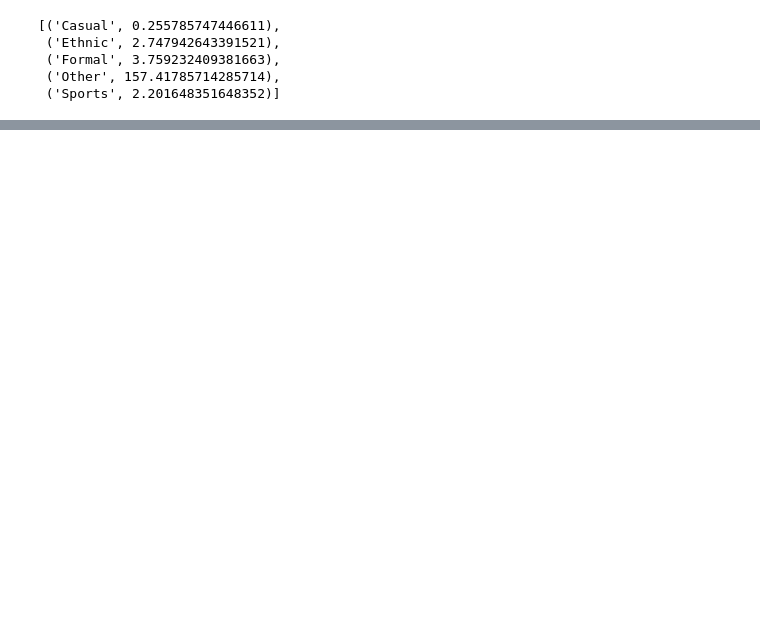
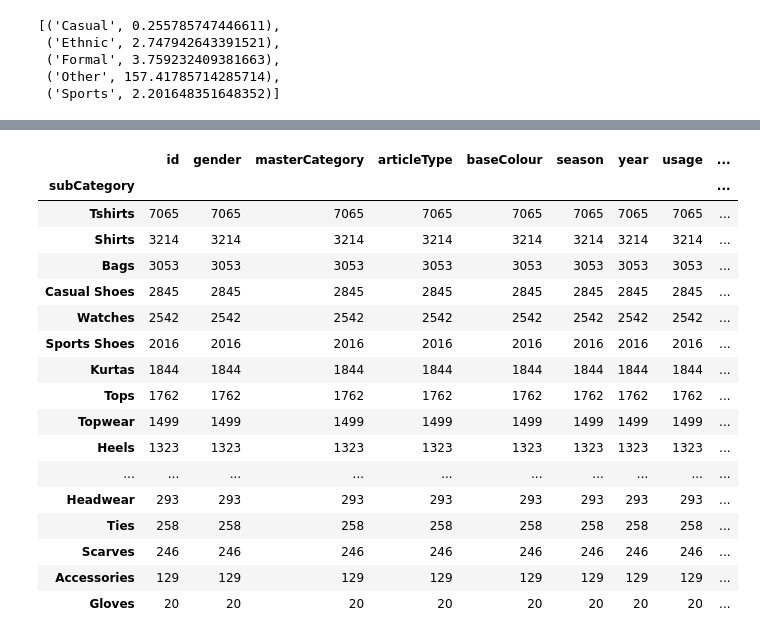
Before and after one commit to cenkcorapci/fashion-tagger, a Jupyter notebook: eda.ipynb, the cells around one changed output, grey strips where cells are left out. Saved outputs shown, nothing was run; the diff lists cells and outputs as text; code cells hidden in the pictures; blank space fills up the shorter version.

```diff
--- a/eda.ipynb
+++ b/eda.ipynb
@@ -105,0 +168,54 @@ img_data.shape
+# %%
+def category_extractor(row):
+    if row['subCategory'] in ['Topwear', 'Dress', 'Headwear', 'Innerwear']:
+        if len(df.loc[df.articleType == str(row['articleType'])]) >= 800:
+            return str(row['articleType'])
+    if row['subCategory'] in ['Bottomwear', 'Shoes'] and len(df.loc[df.articleType == str(row['articleType'])]) >= 300:
+        return str(row['articleType'])
+    return str(row['subCategory'])
+
+
+exclude_list = ['Vouchers', 'Home Furnishing', 'Umbrellas', 'Water Bottle', 'Bath and Body',
+                'Shoe Accessories', 'Sports Accessories', 'Sports Equipment', 'Free Gifts',
+                'Cufflinks', 'Apparel Set', 'Cufflinks', 'Green', 'Wristbands']
+tqdm.pandas()
+
+df['subCategory'] = df.progress_apply(lambda row: category_extractor(row), axis=1)
+
+for exclude in exclude_list:
+    df = df.loc[df.subCategory != exclude]
+
+df.subCategory = df.subCategory.replace({'Perfumes': 'Green',
+                                         'Lips': 'Cosmetic',
+                                         'Eyes': 'Cosmetic',
+                                         'Sandals': 'Sandal',
+                                         'Skin Care': 'Cosmetic',
+                                         'Makeup': 'Cosmetic',
+                                         'Skin': 'Cosmetic',
+                                         'Hair': 'Cosmetic',
+                                         'Nails': 'Cosmetic',
+                                         'Beauty Accessories': 'Cosmetic',
+                                         'Mufflers': 'Scarves',
+                                         'Stoles': 'Scarves'
+                                         })
+
+df.groupby('subCategory').count().sort_values(by='id', ascending=False)
+# %% [output]
+|  | id | gender | masterCategory | articleType | baseColour | season | year | usage | ... |
+| subCategory |  |  |  |  |  |  |  |  | ... |
+| Tshirts | 7065 | 7065 | 7065 | 7065 | 7065 | 7065 | 7065 | 7065 | ... |
+| Shirts | 3214 | 3214 | 3214 | 3214 | 3214 | 3214 | 3214 | 3214 | ... |
+| Bags | 3053 | 3053 | 3053 | 3053 | 3053 | 3053 | 3053 | 3053 | ... |
+| Casual Shoes | 2845 | 2845 | 2845 | 2845 | 2845 | 2845 | 2845 | 2845 | ... |
+| Watches | 2542 | 2542 | 2542 | 2542 | 2542 | 2542 | 2542 | 2542 | ... |
+| Sports Shoes | 2016 | 2016 | 2016 | 2016 | 2016 | 2016 | 2016 | 2016 | ... |
+| Kurtas | 1844 | 1844 | 1844 | 1844 | 1844 | 1844 | 1844 | 1844 | ... |
+| Tops | 1762 | 1762 | 1762 | 1762 | 1762 | 1762 | 1762 | 1762 | ... |
+| Topwear | 1499 | 1499 | 1499 | 1499 | 1499 | 1499 | 1499 | 1499 | ... |
+| Heels | 1323 | 1323 | 1323 | 1323 | 1323 | 1323 | 1323 | 1323 | ... |
+| ... | ... | ... | ... | ... | ... | ... | ... | ... | ... |
+| Headwear | 293 | 293 | 293 | 293 | 293 | 293 | 293 | 293 | ... |
+| Ties | 258 | 258 | 258 | 258 | 258 | 258 | 258 | 258 | ... |
+| Scarves | 246 | 246 | 246 | 246 | 246 | 246 | 246 | 246 | ... |
+| Accessories | 129 | 129 | 129 | 129 | 129 | 129 | 129 | 129 | ... |
+| Gloves | 20 | 20 | 20 | 20 | 20 | 20 | 20 | 20 | ... |
```
Also changed, not shown: parts of 7 cells of this notebook, 5 other files.
